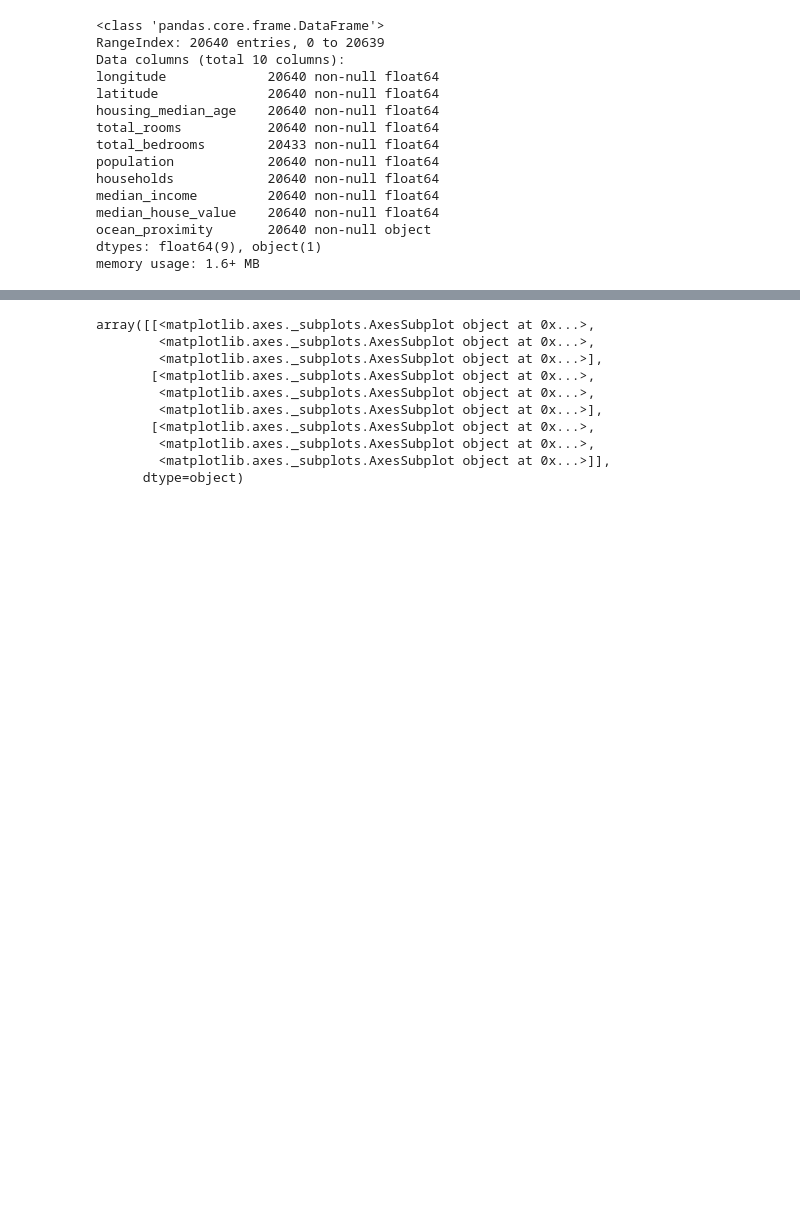
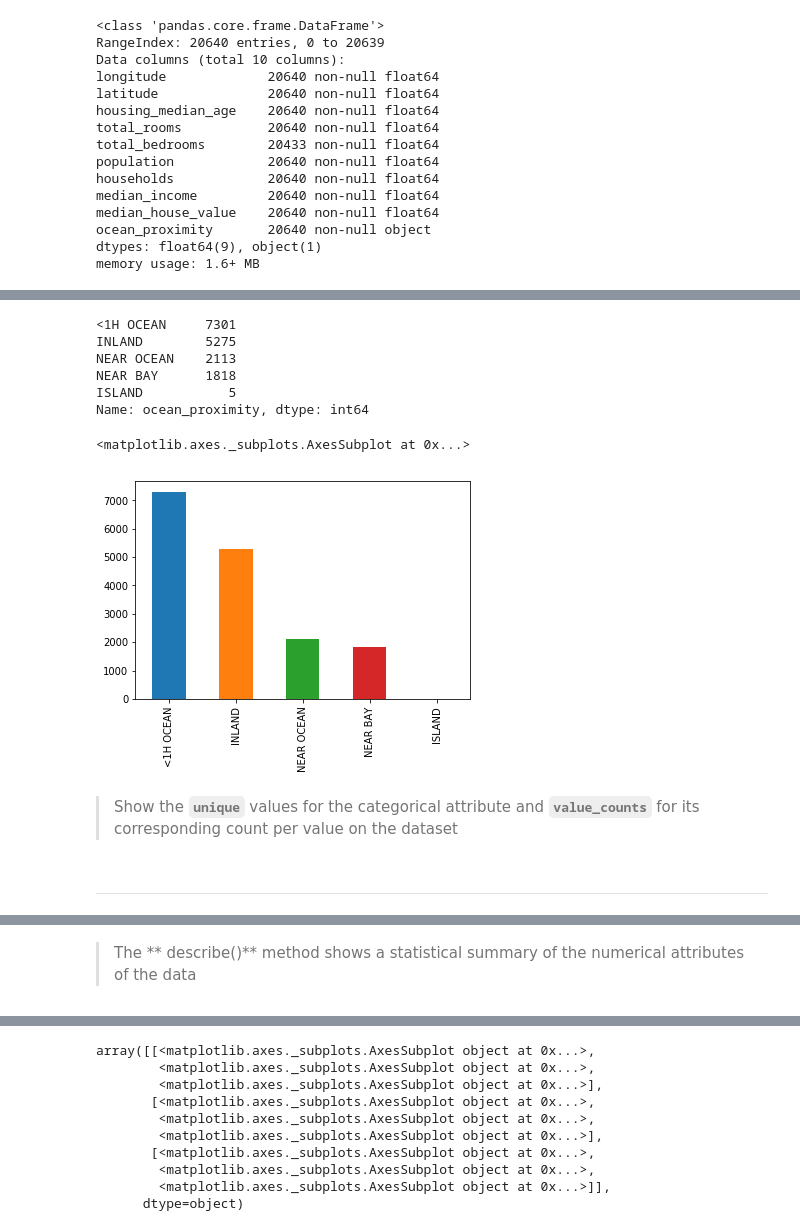
Before and after one commit to CFerraren/ML-ScikitLearn, a Jupyter notebook: 0.1_SckitLearn California Housing Dataset.ipynb, the cells around one changed output, grey strips where cells are left out. Cells and saved outputs as stored; diff of their text form; code cells hidden in the pictures; blank space fills up the shorter version.

Commit message:
add description and process explanation to expound the process of gaining insights about the housing data

```diff
--- a/0.1_SckitLearn California Housing Dataset.ipynb
+++ b/0.1_SckitLearn California Housing Dataset.ipynb
@@ -95,4 +99,22 @@ array(['NEAR BAY', '<1H OCEAN', 'INLAND', 'NEAR OCEAN', 'ISLAND'],
       dtype=object)
+# %%
+housing.ocean_proximity.value_counts()
+# %% [output]
+<1H OCEAN     7301
+INLAND        5275
+NEAR OCEAN    2113
+NEAR BAY      1818
+ISLAND           5
+Name: ocean_proximity, dtype: int64
+# %%
+housing.ocean_proximity.value_counts().plot(kind='bar')
+# %% [output]
+<matplotlib.axes._subplots.AxesSubplot at 0x...>
+[figure, added]
+# %% [markdown]
+> Show the **``unique``** values for the categorical attribute and **``value_counts``** for its corresponding count per value on the dataset
+# %% [markdown]
+---
 # %%
 # Describe
 
@@ -107,6 +129,8 @@ housing.describe()
 | 50% | -118.490000 | 34.260000 | 29.000000 | 2127.000000 | 435.000000 | 1166.000000 | 409.000000 | ... |
 | 75% | -118.010000 | 37.710000 | 37.000000 | 3148.000000 | 647.000000 | 1725.000000 | 605.000000 | ... |
 | max | -114.310000 | 41.950000 | 52.000000 | 39320.000000 | 6445.000000 | 35682.000000 | 6082.000000 | ... |
+# %% [markdown]
+> The ** describe()** method shows a statistical summary of the numerical attributes of the data
 # %%
 # Correlation
 
```
Also changed, not shown: parts of 31 cells of this notebook.
